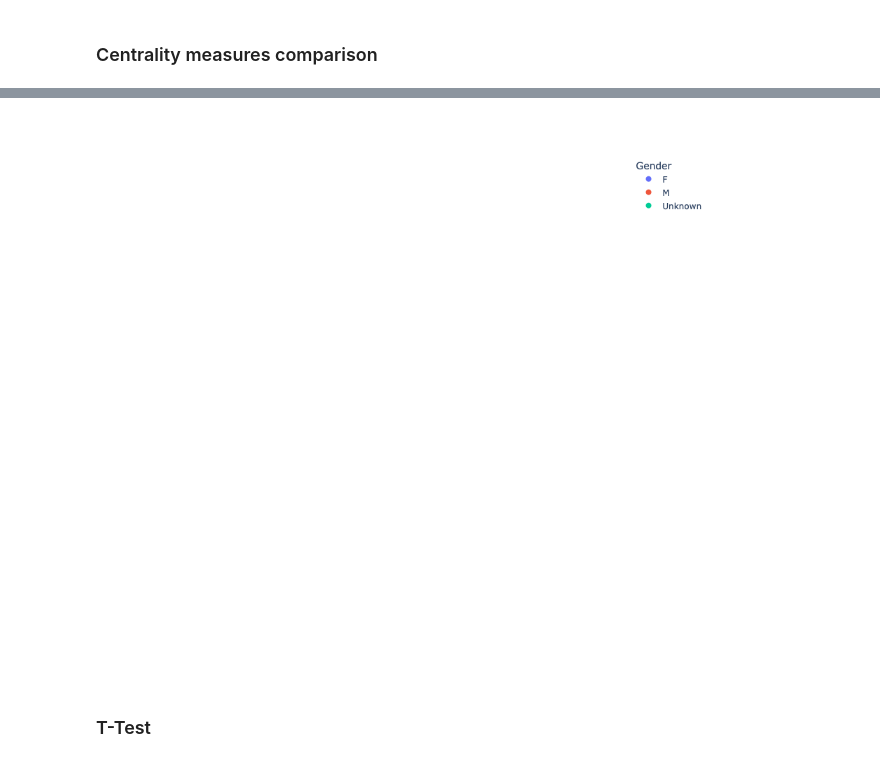
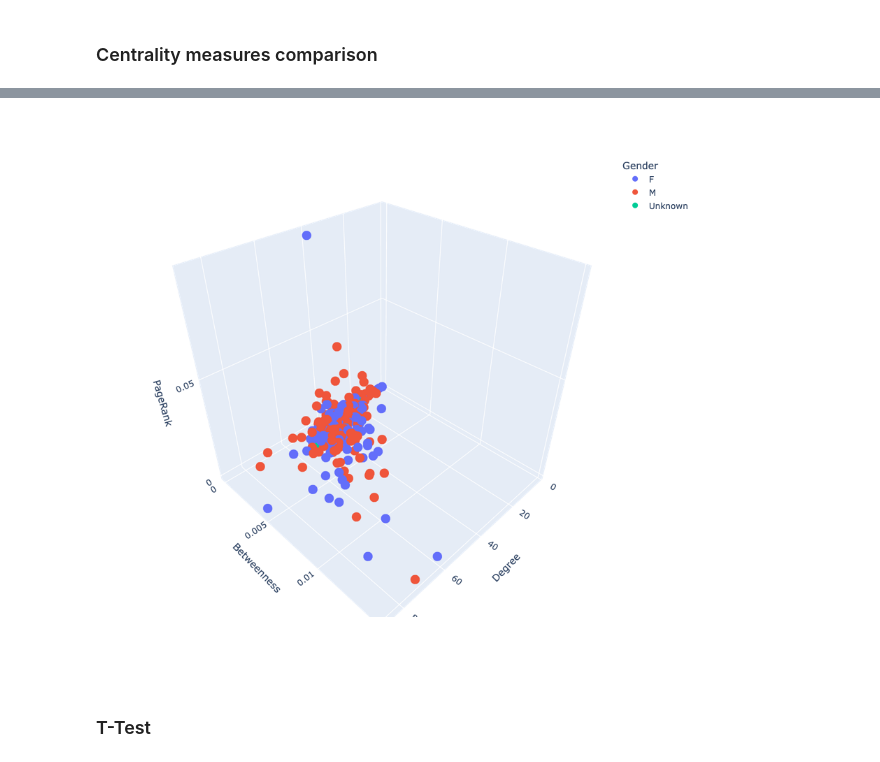
Before and after one commit to dsimband/DATA620_Group3, a Jupyter notebook: Week5_Project1/Week5_Project1_Centrality_Measures.ipynb, the cells around one changed output, grey strips where cells are left out. Cells and saved outputs as stored; diff of their text form; code cells hidden in the pictures.

```diff
--- a/Week5_Project1/Week5_Project1_Centrality_Measures.ipynb
+++ b/Week5_Project1/Week5_Project1_Centrality_Measures.ipynb
@@ -24,6 +24,8 @@ import pandas as pd
 import networkx as nx
 import matplotlib.pyplot as plt
 import warnings
+import plotly.express as px
+plt.rcParams.update({'axes.facecolor':'orange'})
 # %%
 #warnings.filterwarnings("ignore")
 # %%
@@ -71,7 +73,7 @@ a_dict = dict(zip_iter)
 g = nx.from_pandas_edgelist(weighted_data,
                             source='StudentID1',
                             target='StudentID2',
-                            create_using = nx.MultiDiGraph(),
+                            create_using = nx.DiGraph(),
                             edge_attr = ["Contacts", "weight"]
                            )
 # %%
@@ -170,7 +157,7 @@ g1 = nx.DiGraph(g)
 # %% [markdown]
 ### Eigenvector Centrality
 # %%
-e = nx.eigenvector_centrality(g1, max_iter=1000)
+e = nx.eigenvector_centrality(g, max_iter=1000)
 es = dict(sorted(e.items(), key=lambda item: item[1],reverse=True)[:10])
 es
 # %% [output]
@@ -187,7 +174,7 @@ es
 # %%
 # page rank centrality
 # %%
-pr=nx.pagerank(g1)
+pr=nx.pagerank(g)
 prs = dict(sorted(pr.items(), key=lambda item: item[1],reverse=True)[:10])
 prs
 # %% [output]
@@ -247,8 +321,9 @@ NameError: name 'df' is not defined
 # %%
-fig = px.scatter_3d(df, x="Degree", y="Betweenness", z="PageRank", color="Gender", hover_name="studentID", width=1100, height=800)
+fig = px.scatter_3d(df, x="Degree", y="Betweenness", z="PageRank", color="Gender",
+                    hover_name="studentID", width=1100, height=800)
 fig.show()
 # %% [output]
-[figure, old version]
+[figure, new version]
 # %% [markdown]
 ### T-Test
 # %% [markdown]
```
Also changed, not shown: parts of 33 cells of this notebook.
